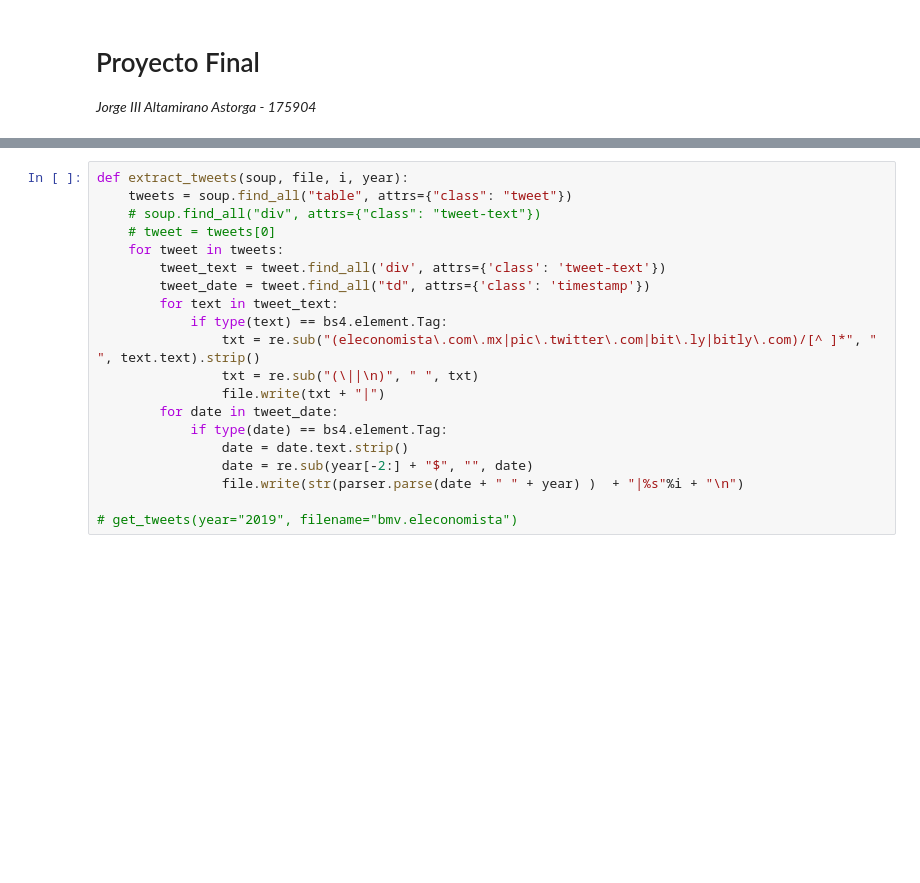
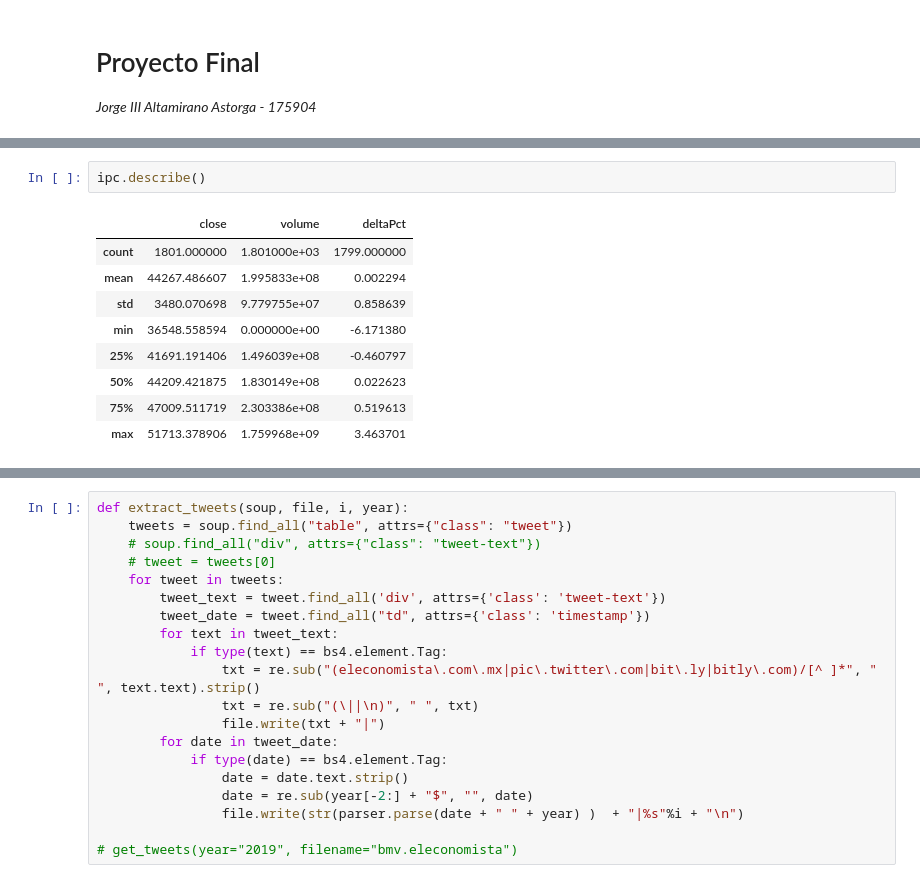
Before and after one commit to philwebsurfer/ITAM-QuantFinance, a Jupyter notebook: alumnos/jorge_altamirano/proyecto-final.ipynb, the cells around one changed output, grey strips where cells are left out. Saved outputs shown, nothing was run; the diff lists cells and outputs as text; blank space fills up the shorter version.

```diff
--- a/alumnos/jorge_altamirano/proyecto-final.ipynb
+++ b/alumnos/jorge_altamirano/proyecto-final.ipynb
@@ -21,0 +39,12 @@ q
+# %%
+ipc.describe()
+# %% [output]
+|  | close | volume | deltaPct |
+| count | 1801.000000 | 1.801000e+03 | 1799.000000 |
+| mean | 44267.486607 | 1.995833e+08 | 0.002294 |
+| std | 3480.070698 | 9.779755e+07 | 0.858639 |
+| min | 36548.558594 | 0.000000e+00 | -6.171380 |
+| 25% | 41691.191406 | 1.496039e+08 | -0.460797 |
+| 50% | 44209.421875 | 1.830149e+08 | 0.022623 |
+| 75% | 47009.511719 | 2.303386e+08 | 0.519613 |
+| max | 51713.378906 | 1.759968e+09 | 3.463701 |
```
Also changed, not shown: parts of 26 cells of this notebook.
